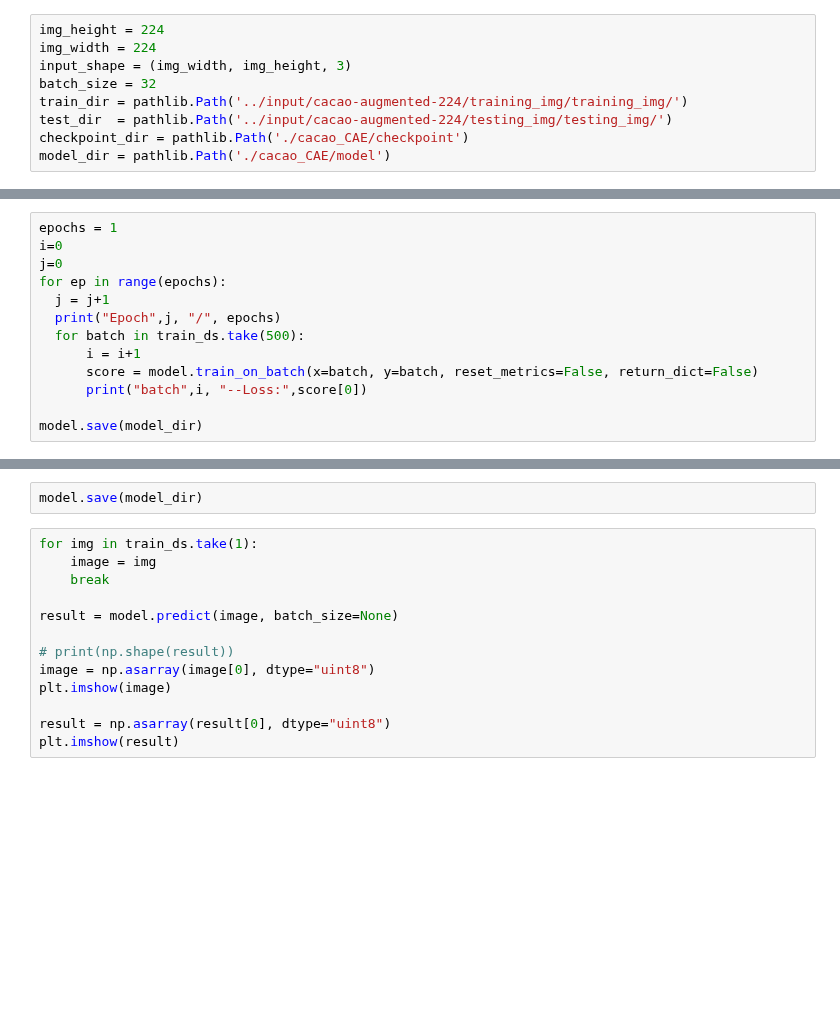
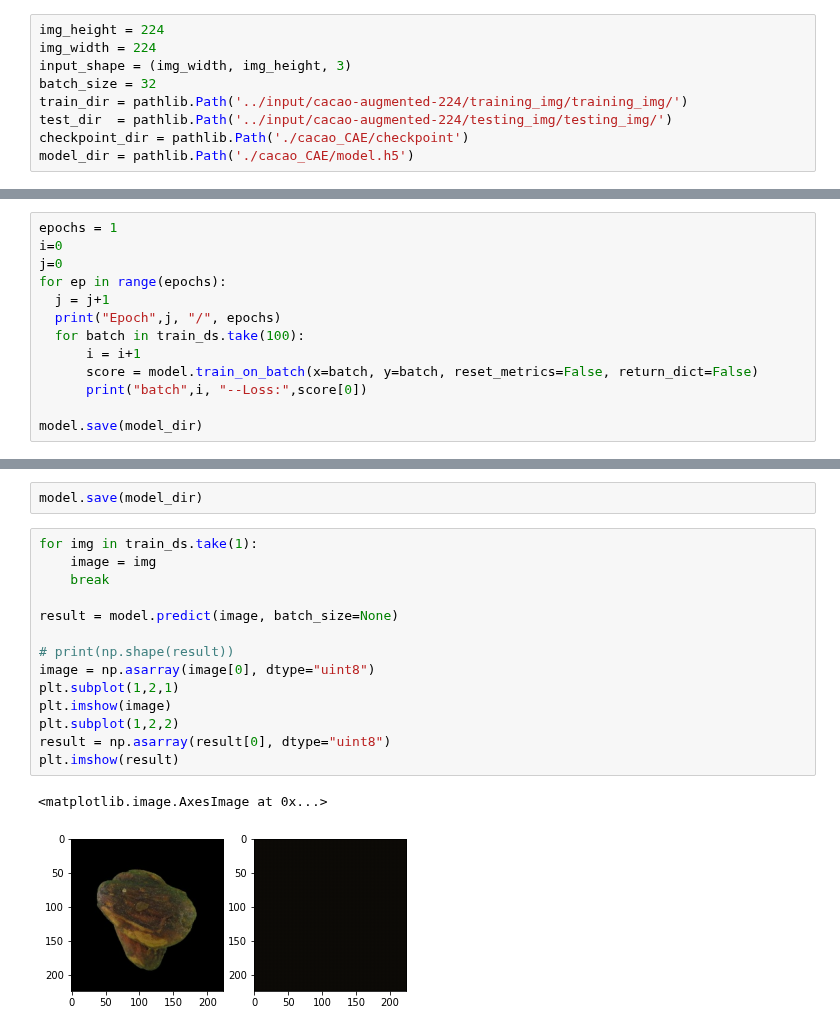
Before and after one commit to quanglochuynh/thesis2022, a Jupyter notebook: cacao-cae.ipynb, the cells around one changed output, grey strips where cells are left out. Saved outputs shown, nothing was run; the diff lists cells and outputs as text; blank space fills up the shorter version.

Commit message:
Kaggle Notebook | cacao_CAE | Version 5

```diff
--- a/cacao-cae.ipynb
+++ b/cacao-cae.ipynb
@@ -14,7 +14,7 @@ batch_size = 32
 train_dir = pathlib.Path('../input/cacao-augmented-224/training_img/training_img/')
 test_dir  = pathlib.Path('../input/cacao-augmented-224/testing_img/testing_img/')
 checkpoint_dir = pathlib.Path('./cacao_CAE/checkpoint')
-model_dir = pathlib.Path('./cacao_CAE/model')
+model_dir = pathlib.Path('./cacao_CAE/model.h5')
 # %%
 train_ds = keras.utils.image_dataset_from_directory(
   train_dir,
@@ -75,7 +95,7 @@ j=0
 for ep in range(epochs):
   j = j+1
   print("Epoch",j, "/", epochs)
-  for batch in train_ds.take(500):
+  for batch in train_ds.take(100):
       i = i+1
       score = model.train_on_batch(x=batch, y=batch, reset_metrics=False, return_dict=False)
       print("batch",i, "--Loss:",score[0])
@@ -86,13 +124,17 @@ model.save(model_dir)
 # %%
 for img in train_ds.take(1):
     image = img
     break
 
 result = model.predict(image, batch_size=None)
 
 # print(np.shape(result))
 image = np.asarray(image[0], dtype="uint8")
+plt.subplot(1,2,1)
 plt.imshow(image)
-
+plt.subplot(1,2,2)
 result = np.asarray(result[0], dtype="uint8")
 plt.imshow(result)
+# %% [output]
+<matplotlib.image.AxesImage at 0x...>
+[figure, added]
```
Also changed, not shown: parts of 4 cells of this notebook.
